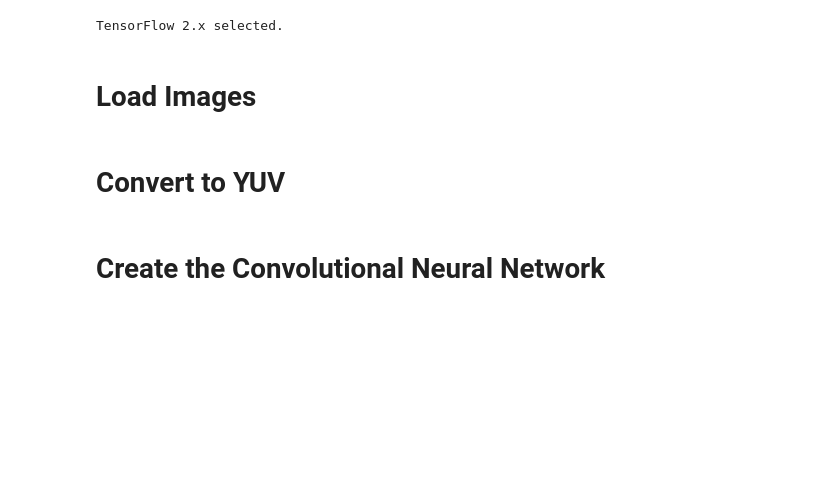
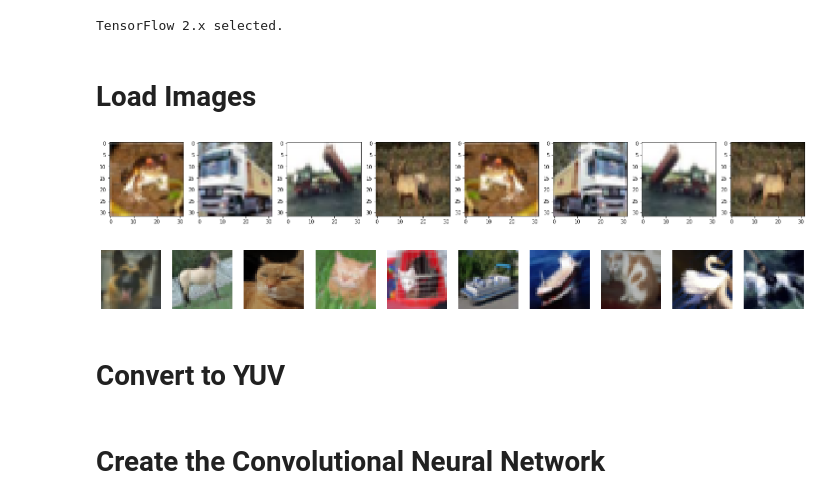
Before and after one commit to conwayjw97/Image-Colourisation-with-Deep-Learning, a Jupyter notebook: src/DeterministicConvNetCifar10.ipynb, the cells around one changed output. Cells and saved outputs as stored; diff of their text form; code cells hidden in the pictures; blank space fills up the shorter version.

Commit message:
Commit before implementing TF data augmentation

```diff
--- a/src/DeterministicConvNetCifar10.ipynb
+++ b/src/DeterministicConvNetCifar10.ipynb
@@ -36,20 +38,49 @@ TensorFlow 2.x selected.
 # %%
 (train_images, train_labels), (test_images, test_labels) = datasets.cifar10.load_data()
 train_images = train_images / 255.0
 test_images = test_images / 255.0
+
+
+images = np.append(train_images[:4], np.flip(train_images[:4], axis=2), axis=0)
+fig = plt.figure(figsize=(25, 16))
+for i in range(8):
+  fig.add_subplot(1,8,i+1)
+  plt.imshow(images[i])
+
+def plot(data_generator):
+    """
+    Plots 4 images generated by an object of the ImageDataGenerator class.
+    """
+    data_generator.fit(train_images)
+    image_iterator = data_generator.flow(train_images)
+
+    # Plot the images given by the iterator
+    fig, rows = plt.subplots(nrows=1, ncols=10, figsize=(18,18))
+    for row in rows:
+        row.imshow(image_iterator.next()[0])
+        row.axis('off')
+    plt.show()
+
+datagen = ImageDataGenerator(horizontal_flip=True, rotation_range=45)
+plot(datagen)
 
 def imageLoader(images, batch_size):
     # Keras needs the generator to loop infinitely
     while True:
         batch_start = 0
         batch_end = batch_size
         while batch_start < len(images):
             limit = min(batch_end, len(images))
-            X = tf.expand_dims(images[batch_start:limit,:,:,0], 3)
-            Y = images[batch_start:limit,:,:,1:]
+            # Append mirrored images
+            X = np.append(tf.expand_dims(images[batch_start:limit,:,:,0], 3), np.flip(tf.expand_dims(images[batch_start:limit,:,:,0], 3), axis=2), axis=0)
+            Y = np.append(images[batch_start:limit,:,:,1:], np.flip(images[batch_start:limit,:,:,1:], axis=2), axis=0)
             yield (X,Y)
+            #print("\nLoading batch of images: ", batch_start, " - ", batch_end)
             batch_start += batch_size
             batch_end += batch_size
+# %% [output]
+[figure, added]
+[figure, added]
 # %% [markdown]
 # Convert to YUV
 # %%
```
Also changed, not shown: parts of 12 cells of this notebook.
